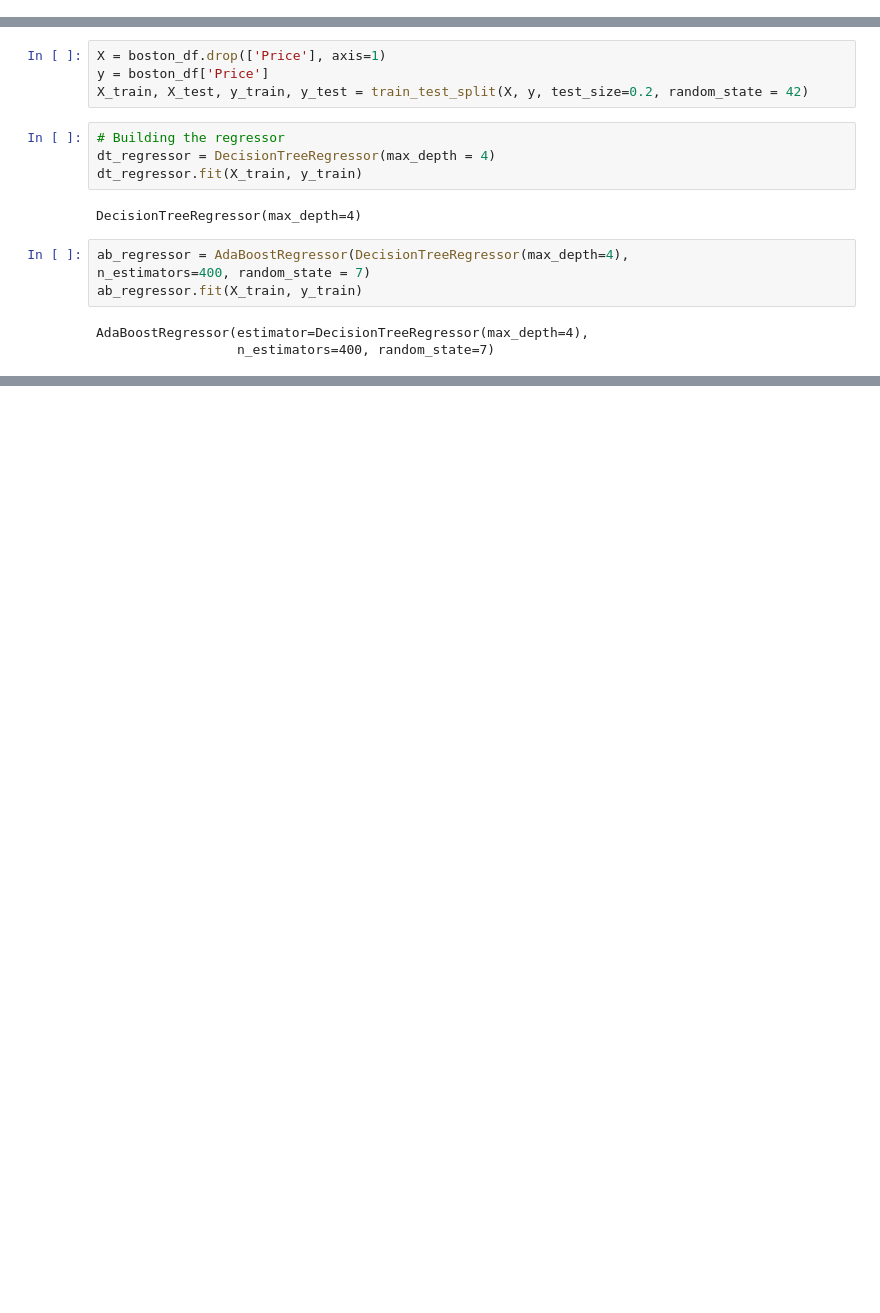
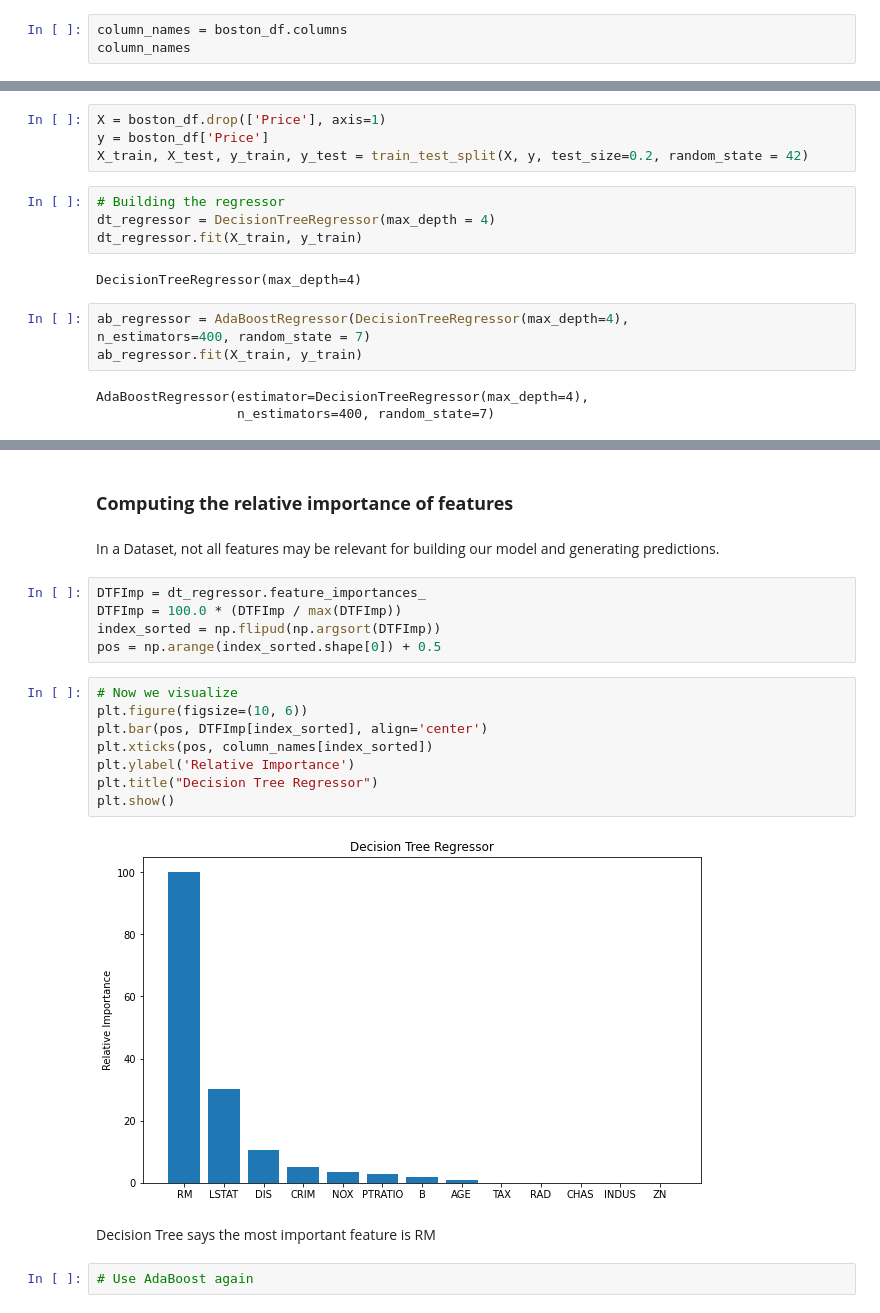
Before and after one commit to serine000/MLCookbookNotebooks, a Jupyter notebook: Chapter_1/Notebook_3_Polynomial_Regression.ipynb, the cells around one changed output, grey strips where cells are left out. Drawn from its saved outputs; the diff is of its cells as text; blank space fills up the shorter version.

Commit message:
Getting relevant features pt1

```diff
--- a/Chapter_1/Notebook_3_Polynomial_Regression.ipynb
+++ b/Chapter_1/Notebook_3_Polynomial_Regression.ipynb
@@ -98,3 +91,6 @@ boston_df.head()
 | 2 | 0.02729 | 0.0 | 7.07 | 0.0 | 0.469 | 7.185 | 61.1 | 4.9671 | 2.0 | 242.0 | 17.8 | ... |
 | 3 | 0.03237 | 0.0 | 2.18 | 0.0 | 0.458 | 6.998 | 45.8 | 6.0622 | 3.0 | 222.0 | 18.7 | ... |
 | 4 | 0.06905 | 0.0 | 2.18 | 0.0 | 0.458 | 7.147 | 54.2 | 6.0622 | 3.0 | 222.0 | 18.7 | ... |
+# %%
+column_names = boston_df.columns
+column_names
@@ -139,3 +139,26 @@ Explained variance score = 0.86
  ---- AdaBoost performance ----
 Mean squared error = 11.24
 Explained variance score = 0.85
+# %% [markdown]
+### **Computing the relative importance of features**
+# %% [markdown]
+In a Dataset, not all features may be relevant for building our model and generating predictions.
+# %%
+DTFImp = dt_regressor.feature_importances_
+DTFImp = 100.0 * (DTFImp / max(DTFImp))
+index_sorted = np.flipud(np.argsort(DTFImp))
+pos = np.arange(index_sorted.shape[0]) + 0.5
+# %%
+# Now we visualize
+plt.figure(figsize=(10, 6))
+plt.bar(pos, DTFImp[index_sorted], align='center')
+plt.xticks(pos, column_names[index_sorted])
+plt.ylabel('Relative Importance')
+plt.title("Decision Tree Regressor")
+plt.show()
+# %% [output]
+[figure, added]
+# %% [markdown]
+Decision Tree says the most important feature is RM
+# %%
+# Use AdaBoost again
```
Also changed, not shown: parts of 3 cells of this notebook.
